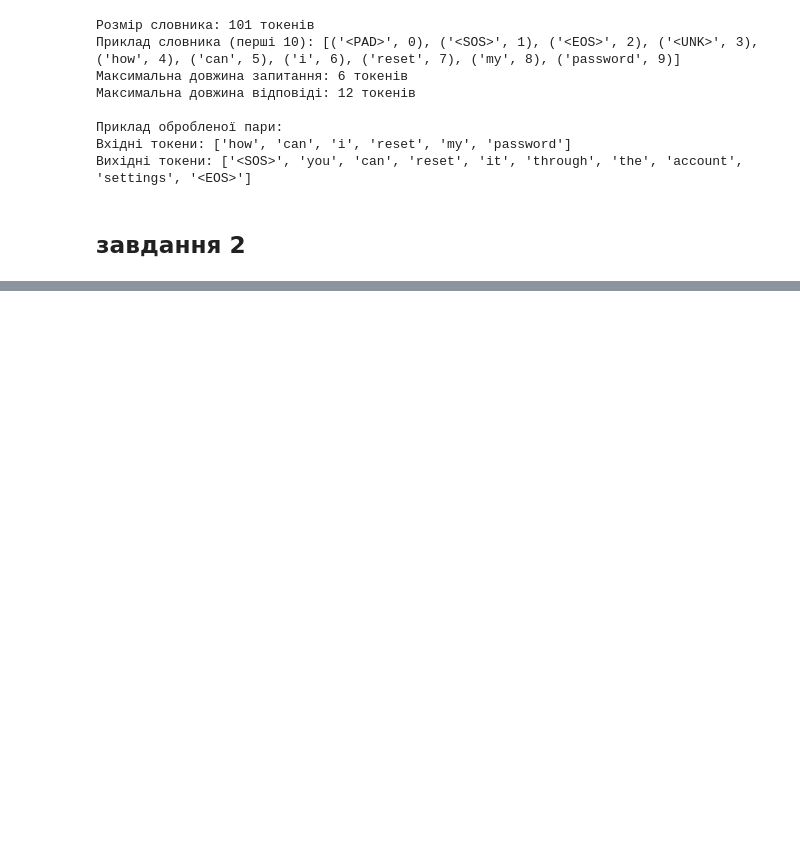
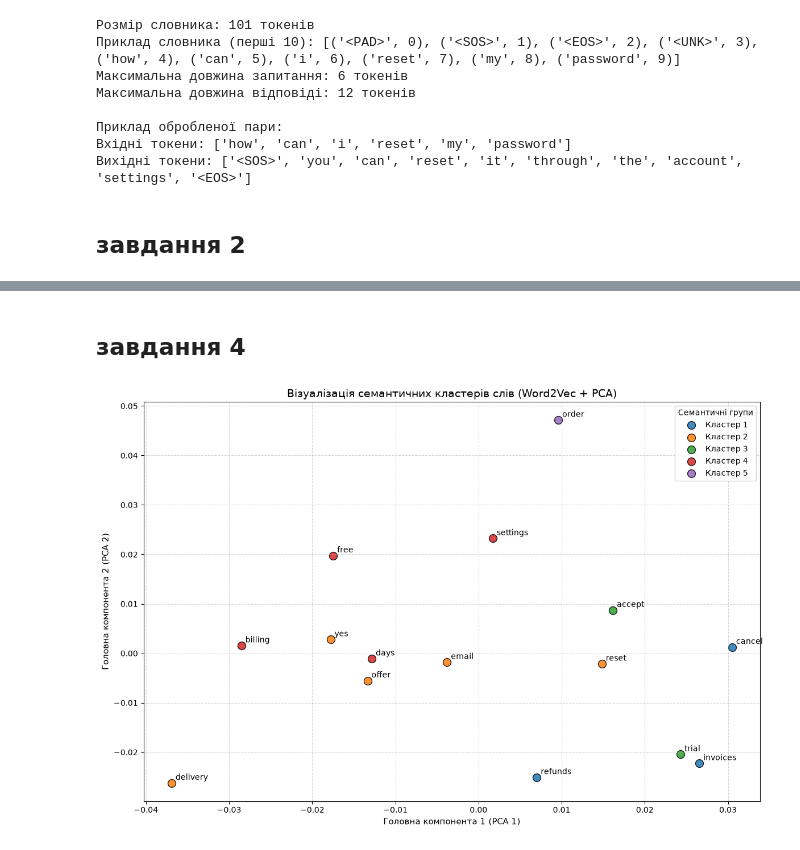
Before and after one commit to vladzz1/practik_w, a Jupyter notebook: practik_w14/Homework2.ipynb, the cells around one changed output, grey strips where cells are left out. Drawn from its saved outputs; the diff is of its cells as text; code cells hidden in the pictures; blank space fills up the shorter version.

```diff
--- a/practik_w14/Homework2.ipynb
+++ b/practik_w14/Homework2.ipynb
@@ -143,0 +438,45 @@ for epoch in range(1, epochs + 1):
+# %% [markdown]
+## завдання 4
+# %%
+from sklearn.decomposition import PCA
+import matplotlib.pyplot as plt
+
+pca = PCA(n_components=2, random_state=42)
+vectors_2d = pca.fit_transform(word_vectors)
+
+plt.figure(figsize=(12, 8))
+colors = plt.cm.tab10.colors
+
+for cluster_id in range(num_clusters):
+    idx = (cluster_labels == cluster_id)
+
+    plt.scatter(
+        vectors_2d[idx, 0],
+        vectors_2d[idx, 1],
+        color=colors[cluster_id % len(colors)],
+        label=f"Кластер {cluster_id + 1}",
+        s=100,
+        alpha=0.85,
+        edgecolors="black"
+    )
+
+for i, word in enumerate(words):
+    plt.annotate(
+        word,
+        xy=(vectors_2d[i, 0], vectors_2d[i, 1]),
+        xytext=(5, 4),
+        textcoords="offset points",
+        fontsize=10
+    )
+
+plt.title("Візуалізація семантичних кластерів слів (Word2Vec + PCA)", fontsize=14)
+plt.xlabel("Головна компонента 1 (PCA 1)", fontsize=11)
+plt.ylabel("Головна компонента 2 (PCA 2)", fontsize=11)
+plt.legend(title="Семантичні групи", loc="best")
+plt.grid(True, linestyle="--", alpha=0.5)
+
+plt.tight_layout()
+plt.savefig("semantic_clusters.png", dpi=300)
+plt.show()
+# %% [output]
+[figure, added]
```
Also changed, not shown: parts of 12 cells of this notebook.
